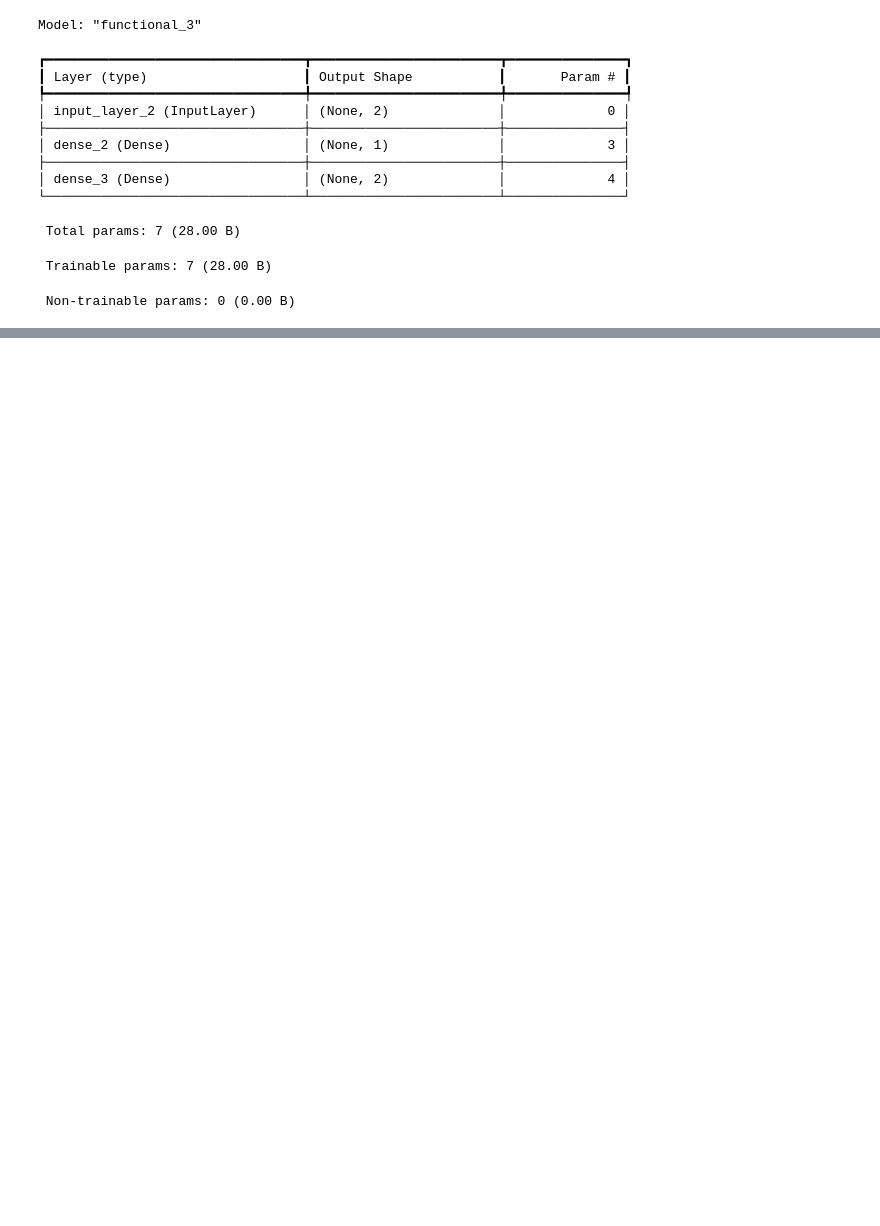
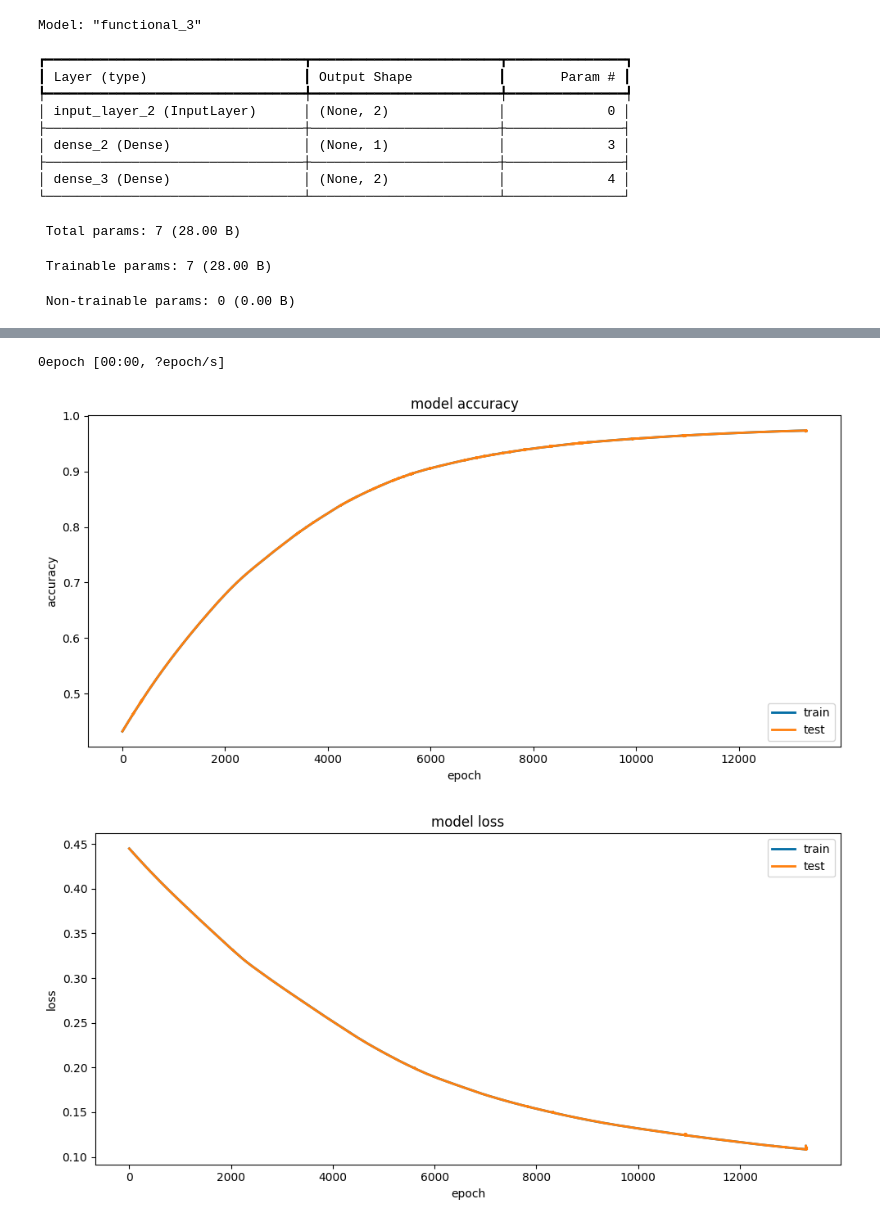
Before and after one commit to mariolpantunes/mlac, a Jupyter notebook: notebooks/notebook_01.ipynb, the cells around one changed output, grey strips where cells are left out. Drawn from its saved outputs; the diff is of its cells as text; code cells hidden in the pictures; blank space fills up the shorter version.

```diff
--- a/notebooks/notebook_01.ipynb
+++ b/notebooks/notebook_01.ipynb
@@ -136,0 +117,3 @@ plt.scatter(x2, y2)
+# %%
+autoencoder, encoder, decoder = autoencoder_model(2,2)
+autoencoder.summary()
@@ -136,0 +134,32 @@ plt.scatter(x2, y2)
+# %%
+x2 = x[:,np.newaxis]
+y2 = y[:,np.newaxis]
+X = np.hstack((x2,y2))
+
+EPOCHS = 20000
+BATCH_SIZE = 32
+history = autoencoder.fit(X, X, epochs=EPOCHS, batch_size=BATCH_SIZE,
+validation_data=(X, X), verbose=0, callbacks=[TqdmCallback(verbose=0),
+keras.callbacks.EarlyStopping(monitor='loss', patience=16, restore_best_weights=True)])
+# %% [output]
+0epoch [00:00, ?epoch/s]
+# %%
+# summarize history for accuracy
+plt.plot(history.history['r2_score'])
+plt.plot(history.history['val_r2_score'])
+plt.title('model accuracy')
+plt.ylabel('accuracy')
+plt.xlabel('epoch')
+plt.legend(['train', 'test'], loc='lower right')
+plt.show()
+# summarize history for loss
+plt.plot(history.history['loss'])
+plt.plot(history.history['val_loss'])
+plt.title('model loss')
+plt.ylabel('loss')
+plt.xlabel('epoch')
+plt.legend(['train', 'test'], loc='upper right')
+plt.show()
+# %% [output]
+[figure, added]
+[figure, added]
```
Also changed, not shown: parts of 13 cells of this notebook.
